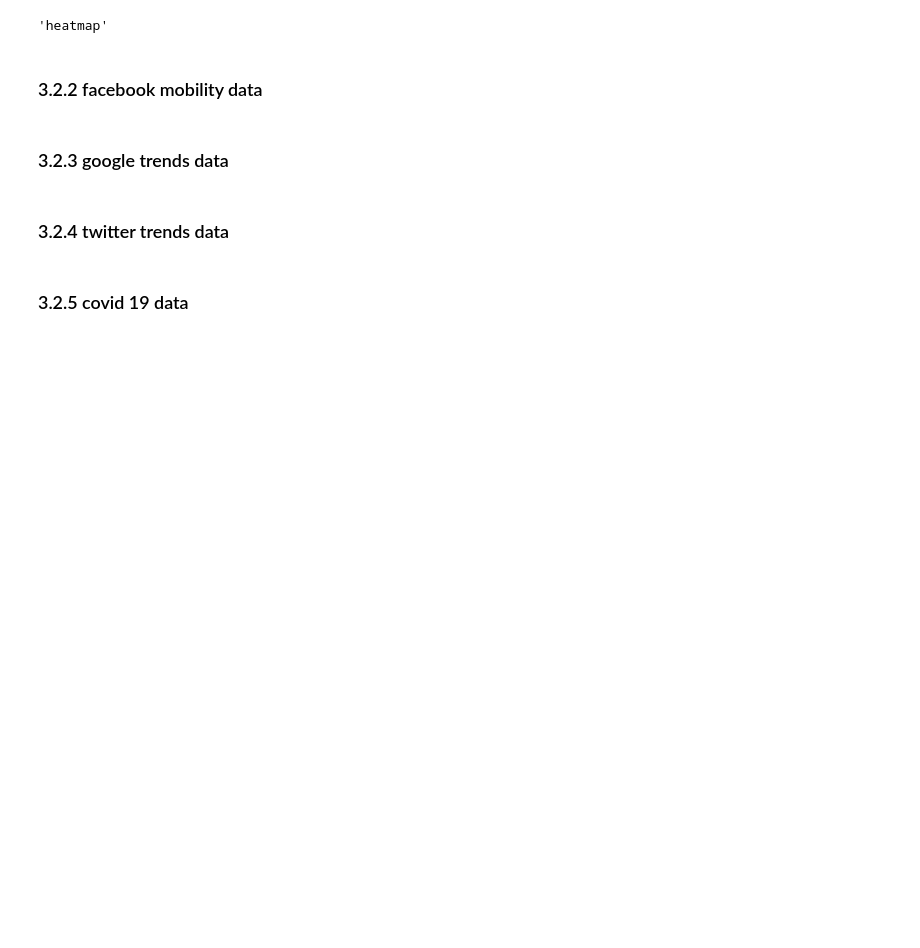
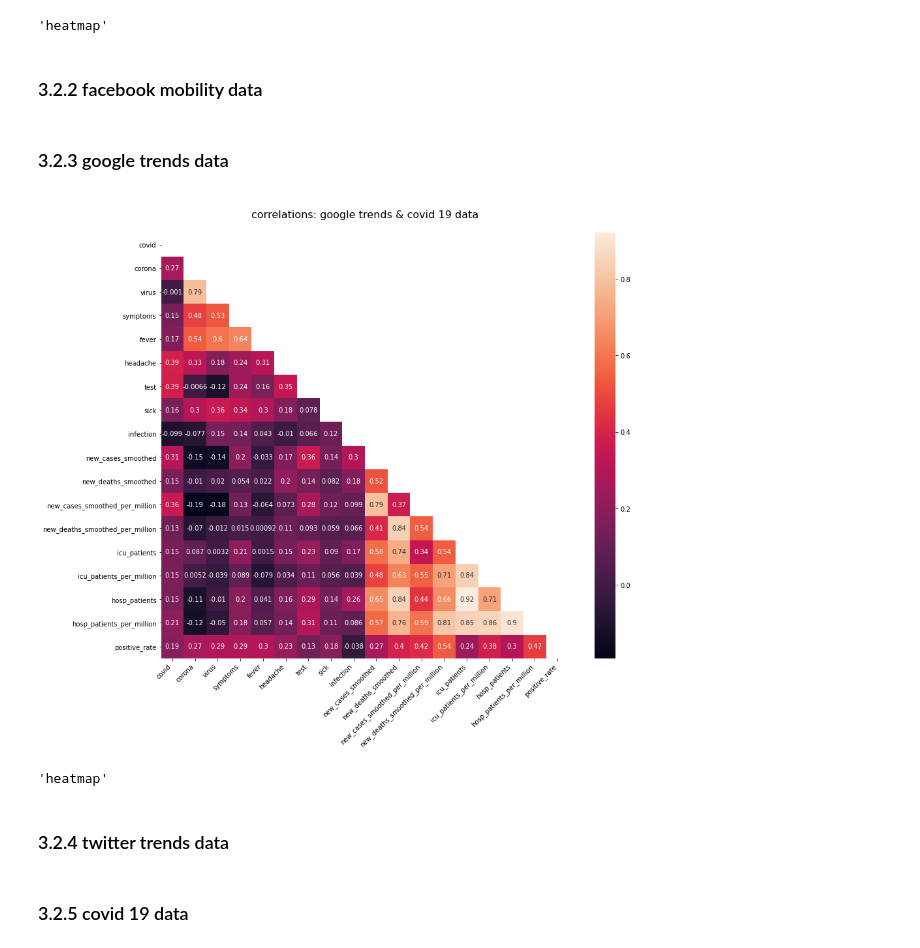
Before and after one commit to KevinSpurk/P03-how-to-predict-a-pandemic, a Jupyter notebook: P03_predict_covid19.ipynb, the cells around one changed output. Saved outputs shown, nothing was run; the diff lists cells and outputs as text; code cells hidden in the pictures; blank space fills up the shorter version.

```diff
--- a/P03_predict_covid19.ipynb
+++ b/P03_predict_covid19.ipynb
@@ -813,3 +814,21 @@ g_mob_covid.head()
 | 2 | AUT | 2020-03-03 | -1.0 | 4.0 | -1.0 | -3.0 | 2.0 | ... |
 | 3 | AUT | 2020-03-04 | 2.0 | 5.0 | 12.0 | 0.0 | 2.0 | ... |
 | 4 | AUT | 2020-03-05 | 1.0 | 3.0 | 4.0 | 0.0 | 1.0 | ... |
+# %%
+
+# temporary subset google trends
+
+g_trends_temp = data_g_trends[['date', 'location', 'covid', 'corona', 'virus', 'symptoms', 'fever', 'headache', 'test', 'sick', 'infection']]
+
+countries_temp = list(g_trends_temp['location'].unique())
+
+# temporary subset covid 19 to work with g trends
+
+c19_temp = c19_full[c19_full['location'].isin(countries_temp)]
+
+# merge
+
+g_trends_temp['date'] = pd.to_datetime(g_trends_temp['date'], errors='coerce')
+c19_temp['date'] = pd.to_datetime(c19_temp['date'], errors='coerce')
+
+g_trends_covid = pd.merge(g_trends_temp, c19_temp, how='inner', on=['date', 'location'])
@@ -870,6 +918,12 @@ show_heatmap(g_mob_covid, 14, 12, title='correlations: google mobility & covid 1
 ### 3.2.2 facebook mobility data
 # %% [markdown]
 ### 3.2.3 google trends data
+# %%
+# correlation heatmap
+show_heatmap(g_trends_covid, 14, 12, title='correlations: google trends & covid 19 data')
+# %% [output]
+[figure, added]
+'heatmap'
 # %% [markdown]
 ### 3.2.4 twitter trends data
 # %% [markdown]
```
Also changed, not shown: parts of 27 cells of this notebook, 2 other files.
